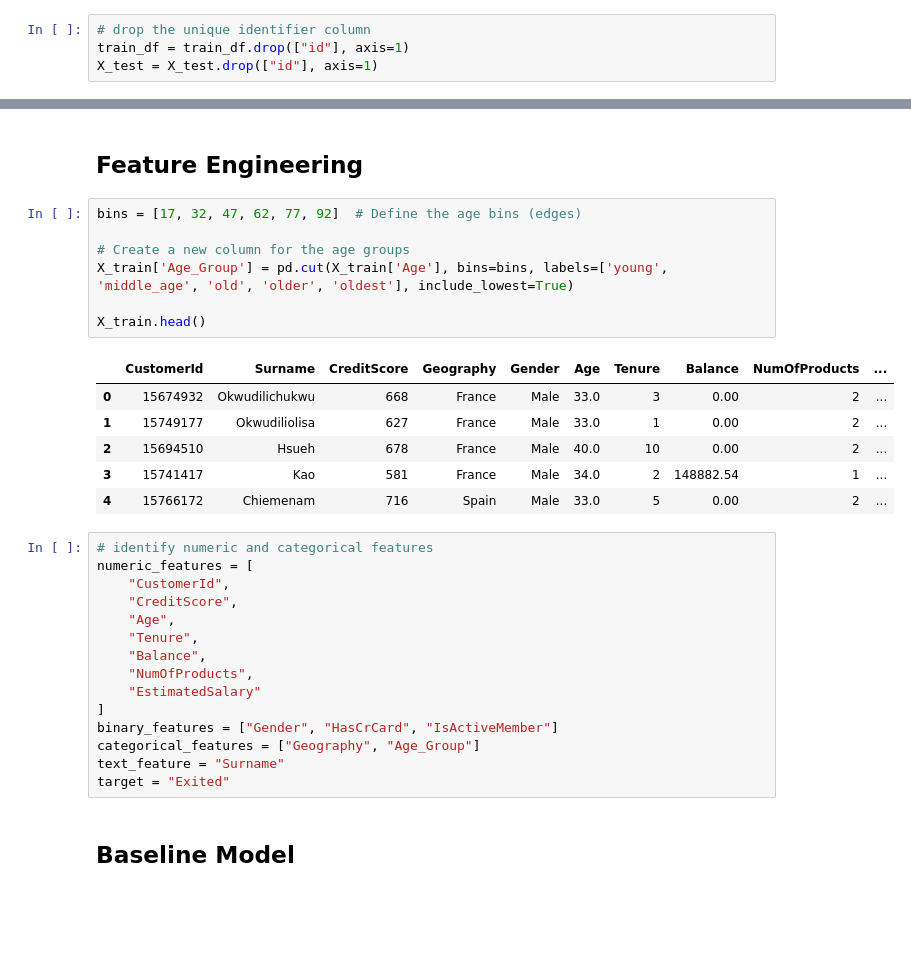
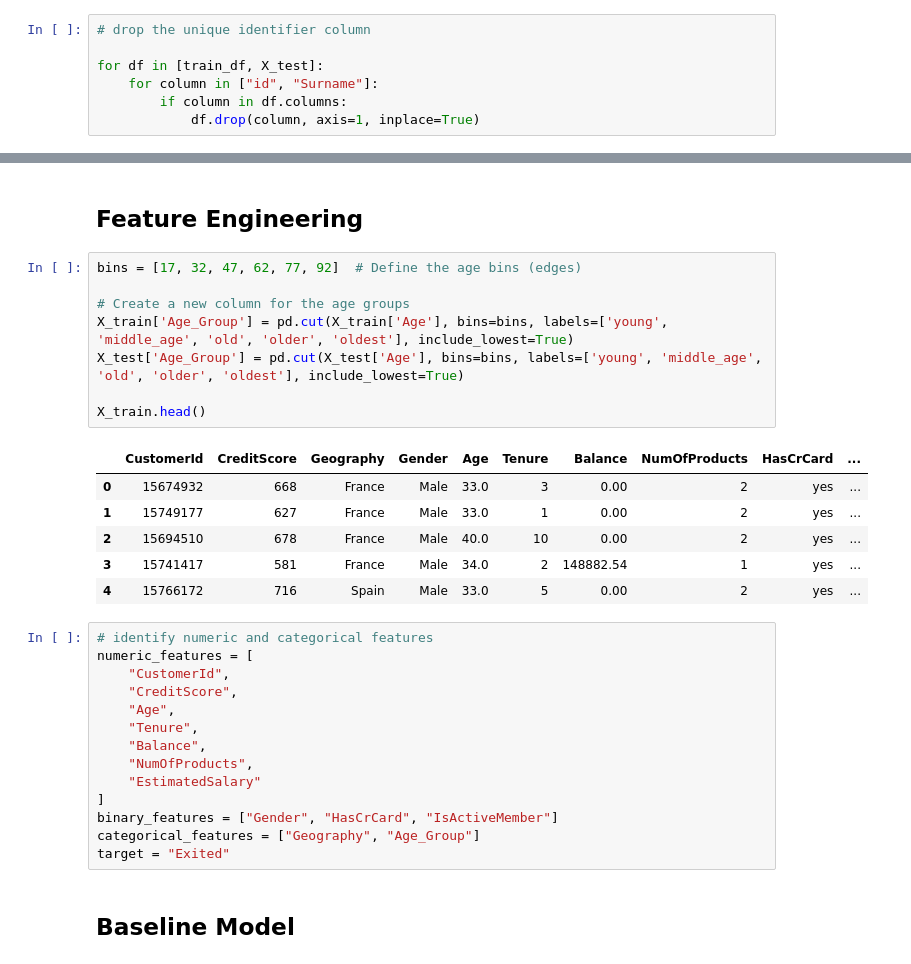
Before and after one commit to Rachel0619/Kaggle_Binary-Classification-with-a-Bank-Churn, a Jupyter notebook: analysis.ipynb, the cells around one changed output, grey strips where cells are left out. Saved outputs shown, nothing was run; the diff lists cells and outputs as text; blank space fills up the shorter version.

Commit message:
Version 6: deleted surname

```diff
--- a/analysis.ipynb
+++ b/analysis.ipynb
@@ -99,8 +99,11 @@ dtype: int64
 * We don't have missing values in the dataset.
 # %%
 # drop the unique identifier column
-train_df = train_df.drop(["id"], axis=1)
-X_test = X_test.drop(["id"], axis=1)
+
+for df in [train_df, X_test]:
+    for column in ["id", "Surname"]:
+        if column in df.columns:
+            df.drop(column, axis=1, inplace=True)
 # %%
 # transform "HasCrCard" and "IsActiveMember" to categorical variables
 # didn't transform the target and leave it as 0 and 1
@@ -282,17 +285,18 @@ results = {}
 # %%
 bins = [17, 32, 47, 62, 77, 92]  # Define the age bins (edges)
 
 # Create a new column for the age groups
 X_train['Age_Group'] = pd.cut(X_train['Age'], bins=bins, labels=['young', 'middle_age', 'old', 'older', 'oldest'], include_lowest=True)
+X_test['Age_Group'] = pd.cut(X_test['Age'], bins=bins, labels=['young', 'middle_age', 'old', 'older', 'oldest'], include_lowest=True)
 
 X_train.head()
 # %% [output]
-|  | CustomerId | Surname | CreditScore | Geography | Gender | Age | Tenure | Balance | NumOfProducts | ... |
-| 0 | 15674932 | Okwudilichukwu | 668 | France | Male | 33.0 | 3 | 0.00 | 2 | ... |
-| 1 | 15749177 | Okwudiliolisa | 627 | France | Male | 33.0 | 1 | 0.00 | 2 | ... |
-| 2 | 15694510 | Hsueh | 678 | France | Male | 40.0 | 10 | 0.00 | 2 | ... |
-| 3 | 15741417 | Kao | 581 | France | Male | 34.0 | 2 | 148882.54 | 1 | ... |
-| 4 | 15766172 | Chiemenam | 716 | Spain | Male | 33.0 | 5 | 0.00 | 2 | ... |
+|  | CustomerId | CreditScore | Geography | Gender | Age | Tenure | Balance | NumOfProducts | HasCrCard | ... |
+| 0 | 15674932 | 668 | France | Male | 33.0 | 3 | 0.00 | 2 | yes | ... |
+| 1 | 15749177 | 627 | France | Male | 33.0 | 1 | 0.00 | 2 | yes | ... |
+| 2 | 15694510 | 678 | France | Male | 40.0 | 10 | 0.00 | 2 | yes | ... |
+| 3 | 15741417 | 581 | France | Male | 34.0 | 2 | 148882.54 | 1 | yes | ... |
+| 4 | 15766172 | 716 | Spain | Male | 33.0 | 5 | 0.00 | 2 | yes | ... |
 # %%
 # identify numeric and categorical features
 numeric_features = [
@@ -306,7 +310,6 @@ numeric_features = [
 ]
 binary_features = ["Gender", "HasCrCard", "IsActiveMember"]
 categorical_features = ["Geography", "Age_Group"]
-text_feature = "Surname"
 target = "Exited"
 # %% [markdown]
 ## Baseline Model
```
Also changed, not shown: parts of 24 cells of this notebook, 5 other files.
